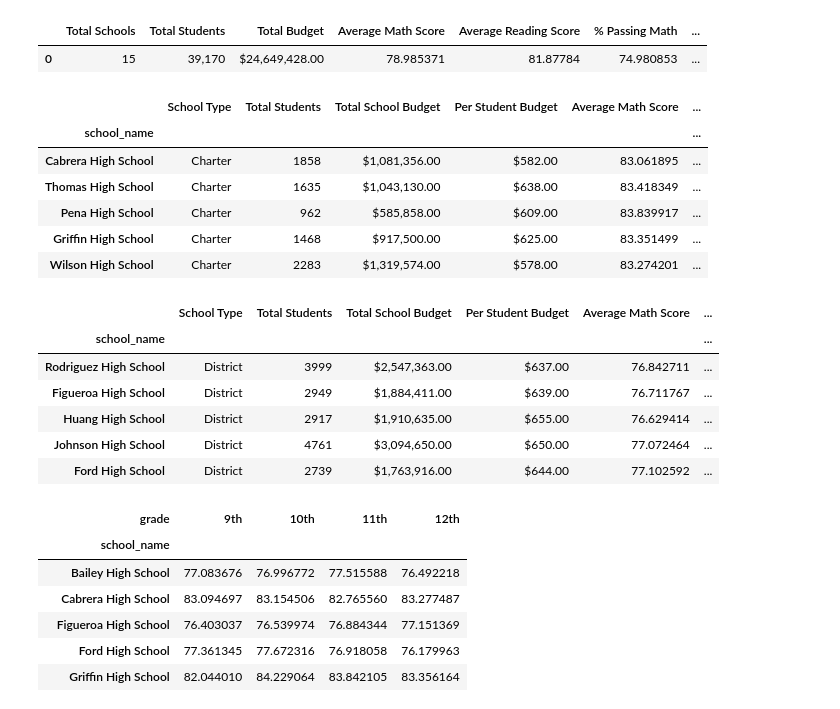
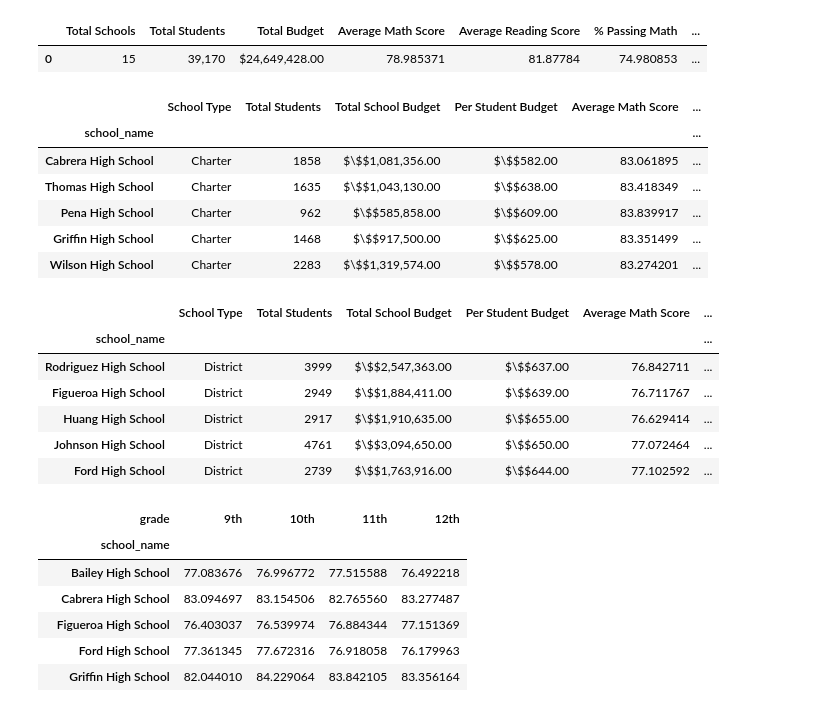
Before and after one commit to jackharv7/Pandas-City-Schools, a Jupyter notebook: Pandas City Schools.ipynb, the cells around one changed output. Drawn from its saved outputs; the diff is of its cells as text; code cells hidden in the pictures.

```diff
--- a/Pandas City Schools.ipynb
+++ b/Pandas City Schools.ipynb
@@ -62,30 +62,30 @@ opr = (school_p_m + school_p_r)/2
 # %%
 
 top = {"School Type":school_type,"Total Students": school_students,"Total School Budget":school_budget, "Per Student Budget":school_budget_per, "Average Math Score":school_math, "Average Reading Score":school_reading, "% Passing Math":school_p_m, "% Passing Reading" :school_p_r,"% Overall Passing Rate": opr}
-top2 = {"School Type":school_type,"Total Students": school_students,"Total School Budget":school_budget.transform(lambda x: "${0:,.2f}".format(x)), "Per Student Budget":school_budget_per.transform("${0:,.2f}".format), "Average Math Score":school_math, "Average Reading Score":school_reading, "% Passing Math":school_p_m, "% Passing Reading" :school_p_r,"% Overall Passing Rate": opr}
+top2 = {"School Type":school_type,"Total Students": school_students,"Total School Budget":school_budget.transform(lambda x: "$\$${0:,.2f}".format(x)), "Per Student Budget":school_budget_per.transform("$\$${0:,.2f}".format), "Average Math Score":school_math, "Average Reading Score":school_reading, "% Passing Math":school_p_m, "% Passing Reading" :school_p_r,"% Overall Passing Rate": opr}
 
 
 top_df = pd.DataFrame(top)
 top2_df = pd.DataFrame(top2)
 top2_df.sort_values(by=['% Overall Passing Rate'], ascending = False).head()
 # %% [output]
 |  | School Type | Total Students | Total School Budget | Per Student Budget | Average Math Score | ... |
 | school_name |  |  |  |  |  | ... |
-| Cabrera High School | Charter | 1858 | $1,081,356.00 | $582.00 | 83.061895 | ... |
-| Thomas High School | Charter | 1635 | $1,043,130.00 | $638.00 | 83.418349 | ... |
-| Pena High School | Charter | 962 | $585,858.00 | $609.00 | 83.839917 | ... |
-| Griffin High School | Charter | 1468 | $917,500.00 | $625.00 | 83.351499 | ... |
-| Wilson High School | Charter | 2283 | $1,319,574.00 | $578.00 | 83.274201 | ... |
+| Cabrera High School | Charter | 1858 | $\$$1,081,356.00 | $\$$582.00 | 83.061895 | ... |
+| Thomas High School | Charter | 1635 | $\$$1,043,130.00 | $\$$638.00 | 83.418349 | ... |
+| Pena High School | Charter | 962 | $\$$585,858.00 | $\$$609.00 | 83.839917 | ... |
+| Griffin High School | Charter | 1468 | $\$$917,500.00 | $\$$625.00 | 83.351499 | ... |
+| Wilson High School | Charter | 2283 | $\$$1,319,574.00 | $\$$578.00 | 83.274201 | ... |
 # %%
 top2_df.sort_values(by=['% Overall Passing Rate']).head()
 # %% [output]
 |  | School Type | Total Students | Total School Budget | Per Student Budget | Average Math Score | ... |
 | school_name |  |  |  |  |  | ... |
-| Rodriguez High School | District | 3999 | $2,547,363.00 | $637.00 | 76.842711 | ... |
-| Figueroa High School | District | 2949 | $1,884,411.00 | $639.00 | 76.711767 | ... |
-| Huang High School | District | 2917 | $1,910,635.00 | $655.00 | 76.629414 | ... |
-| Johnson High School | District | 4761 | $3,094,650.00 | $650.00 | 77.072464 | ... |
-| Ford High School | District | 2739 | $1,763,916.00 | $644.00 | 77.102592 | ... |
+| Rodriguez High School | District | 3999 | $\$$2,547,363.00 | $\$$637.00 | 76.842711 | ... |
+| Figueroa High School | District | 2949 | $\$$1,884,411.00 | $\$$639.00 | 76.711767 | ... |
+| Huang High School | District | 2917 | $\$$1,910,635.00 | $\$$655.00 | 76.629414 | ... |
+| Johnson High School | District | 4761 | $\$$3,094,650.00 | $\$$650.00 | 77.072464 | ... |
+| Ford High School | District | 2739 | $\$$1,763,916.00 | $\$$644.00 | 77.102592 | ... |
 # %%
 school_grades = complete_data.groupby(["school_name", "grade"])
 math_grades = school_grades['math_score'].mean()
```
Also changed, not shown: parts of 2 cells of this notebook.
